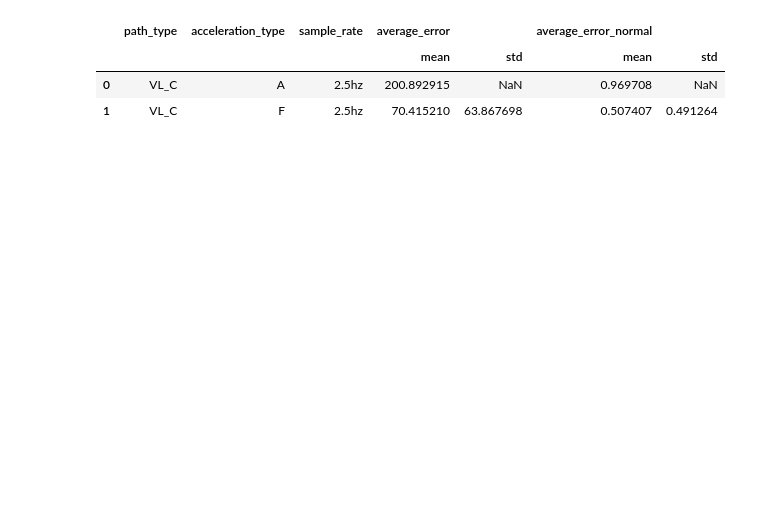
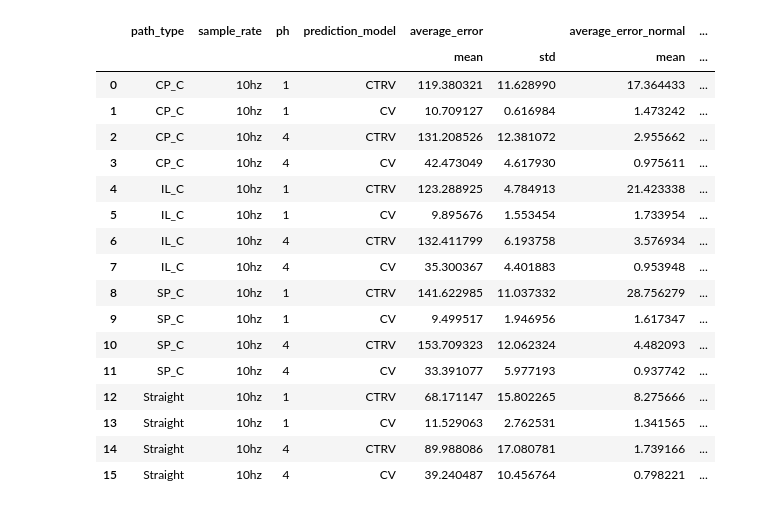
Before and after one commit to spourasgari/motion_predictor, a Jupyter notebook: CV_pred.ipynb, the cells around one changed output. Saved outputs shown, nothing was run; the diff lists cells and outputs as text; code cells hidden in the pictures; blank space fills up the shorter version.

Commit message:
Analysis of results and add CTRV mode

```diff
--- a/CV_pred.ipynb
+++ b/CV_pred.ipynb
@@ -394,0 +404,4 @@ results_df
+# %%
+# results_df.to_csv("results_df_both.csv", index=False)
+results_df = pd.read_csv("results_df_both.csv")
+results_df
@@ -395,13 +422,37 @@ results_df
 # %%
-results_df_filtered = results_df[results_df['sample_rate'] == '10hz']
-results_df.groupby([
+results_df_filtered = results_df[
+    (results_df['sample_rate'].isin(['10hz'])) &
+    # (results_df['ph'] == 1) &
+    (results_df['acceleration_type'] == 'F')
+    ]
+
+# Same path type for all straight lines
+results_df_filtered.loc[results_df_filtered['path_type'].isin(['VL_C', 'HL_C', 'DL_C']), 'path_type'] = 'Straight'
+
+results_df_filtered.groupby([
+    # 'dataset_name',
     'path_type',
-    'acceleration_type',
-    'sample_rate'
+    'sample_rate',
+    'ph',
+    'prediction_model'
                     ]).agg({'average_error': ['mean', 'std'],
     'average_error_normal': ['mean', 'std']}).reset_index()
 # %% [output]
-|  | path_type | acceleration_type | sample_rate | average_error |  | average_error_normal |  |
-|  |  |  |  | mean | std | mean | std |
-| 0 | VL_C | A | 2.5hz | 200.892915 | NaN | 0.969708 | NaN |
-| 1 | VL_C | F | 2.5hz | 70.415210 | 63.867698 | 0.507407 | 0.491264 |
+|  | path_type | sample_rate | ph | prediction_model | average_error |  | average_error_normal | ... |
+|  |  |  |  |  | mean | std | mean | ... |
+| 0 | CP_C | 10hz | 1 | CTRV | 119.380321 | 11.628990 | 17.364433 | ... |
+| 1 | CP_C | 10hz | 1 | CV | 10.709127 | 0.616984 | 1.473242 | ... |
+| 2 | CP_C | 10hz | 4 | CTRV | 131.208526 | 12.381072 | 2.955662 | ... |
+| 3 | CP_C | 10hz | 4 | CV | 42.473049 | 4.617930 | 0.975611 | ... |
+| 4 | IL_C | 10hz | 1 | CTRV | 123.288925 | 4.784913 | 21.423338 | ... |
+| 5 | IL_C | 10hz | 1 | CV | 9.895676 | 1.553454 | 1.733954 | ... |
+| 6 | IL_C | 10hz | 4 | CTRV | 132.411799 | 6.193758 | 3.576934 | ... |
+| 7 | IL_C | 10hz | 4 | CV | 35.300367 | 4.401883 | 0.953948 | ... |
+| 8 | SP_C | 10hz | 1 | CTRV | 141.622985 | 11.037332 | 28.756279 | ... |
+| 9 | SP_C | 10hz | 1 | CV | 9.499517 | 1.946956 | 1.617347 | ... |
+| 10 | SP_C | 10hz | 4 | CTRV | 153.709323 | 12.062324 | 4.482093 | ... |
+| 11 | SP_C | 10hz | 4 | CV | 33.391077 | 5.977193 | 0.937742 | ... |
+| 12 | Straight | 10hz | 1 | CTRV | 68.171147 | 15.802265 | 8.275666 | ... |
+| 13 | Straight | 10hz | 1 | CV | 11.529063 | 2.762531 | 1.341565 | ... |
+| 14 | Straight | 10hz | 4 | CTRV | 89.988086 | 17.080781 | 1.739166 | ... |
+| 15 | Straight | 10hz | 4 | CV | 39.240487 | 10.456764 | 0.798221 | ... |
```
Also changed, not shown: parts of 11 cells of this notebook, 3 other files.
